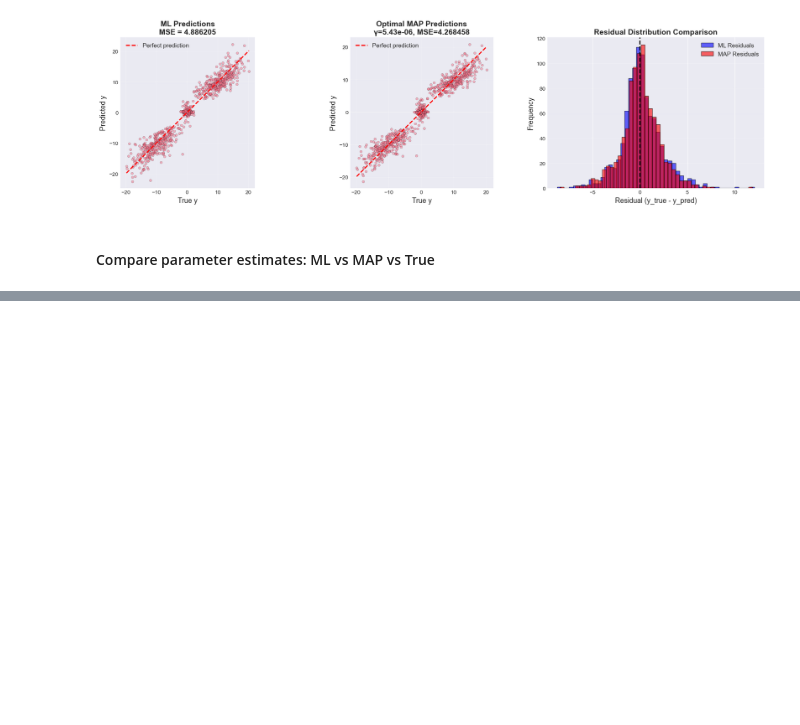
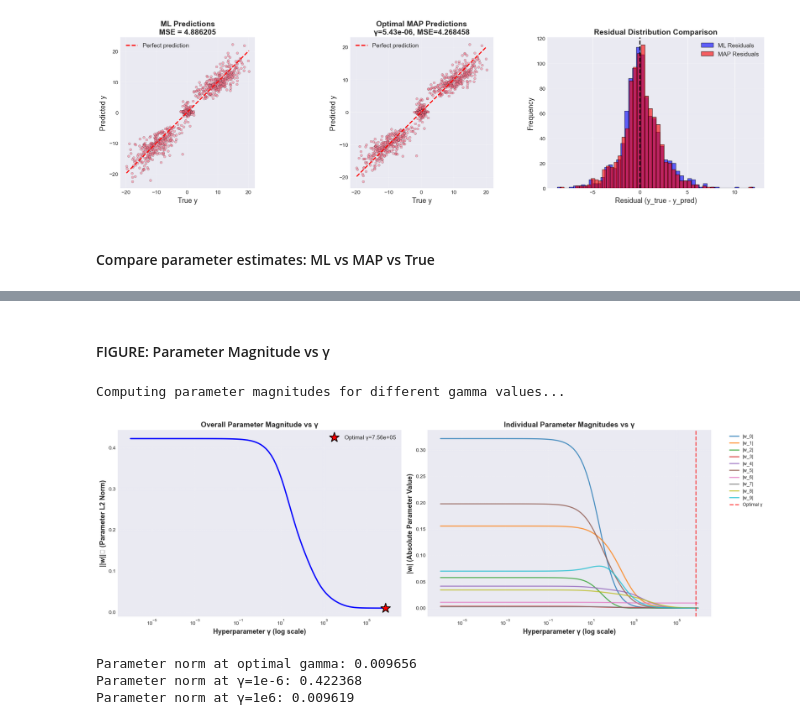
Before and after one commit to wang-dawei1/EECE5644, a Jupyter notebook: Assignment2/Question_2.ipynb, the cells around one changed output, grey strips where cells are left out. Saved outputs shown, nothing was run; the diff lists cells and outputs as text; code cells hidden in the pictures; blank space fills up the shorter version.

```diff
--- a/Assignment2/Question_2.ipynb
+++ b/Assignment2/Question_2.ipynb
@@ -481,0 +503,63 @@ MAP (γ=5.43e-06) 5.43e-06   3.420224   4.268458    0.009683
+# %% [markdown]
+#### FIGURE: Parameter Magnitude vs γ
+# %%
+# Compute parameter norms for different gamma values
+param_norms = []
+param_vectors = []  # Store all parameter vectors for detailed analysis
+
+print("Computing parameter magnitudes for different gamma values...")
+for gamma in gamma_range:
+    I = np.eye(Phi_train.shape[1])
+    w_map = inv(Phi_train.T @ Phi_train + gamma * I) @ Phi_train.T @ y_train
+
+    param_norm = np.linalg.norm(w_map)
+    param_norms.append(param_norm)
+    param_vectors.append(w_map)
+
+param_vectors = np.array(param_vectors)  # Shape: (n_gamma, n_params)
+
+# Create figure with 2 subplots
+fig, axes = plt.subplots(1, 2, figsize=(18, 6))
+
+# Subplot 1: Overall parameter norm (L2 norm)
+ax1 = axes[0]
+ax1.semilogx(gamma_range, param_norms, 'b-', linewidth=2.5)
+ax1.semilogx(gamma_optimal_plot, param_norms[optimal_idx], 'r*',
+             markersize=20, markeredgecolor='black', markeredgewidth=1.5,
+             label=f'Optimal γ={gamma_optimal_plot:.2e}')
+ax1.set_xlabel('Hyperparameter γ (log scale)', fontsize=13, fontweight='bold')
+ax1.set_ylabel('||w||₂ (Parameter L2 Norm)', fontsize=13, fontweight='bold')
+ax1.set_title('Overall Parameter Magnitude vs γ', fontsize=14, fontweight='bold')
+ax1.grid(True, alpha=0.3, which='both', linestyle='--')
+ax1.legend(fontsize=11)
+
+# Subplot 2: Individual parameter trajectories
+ax2 = axes[1]
+n_params = param_vectors.shape[1]
+colors = plt.cm.tab10(np.linspace(0, 1, n_params))
+
+for i in range(n_params):
+    ax2.semilogx(gamma_range, np.abs(param_vectors[:, i]),
+                 linewidth=2, alpha=0.8, label=f'|w_{i}|', color=colors[i])
+
+ax2.axvline(gamma_optimal_plot, color='red', linestyle='--', linewidth=2,
+            alpha=0.7, label=f'Optimal γ')
+ax2.set_xlabel('Hyperparameter γ (log scale)', fontsize=13, fontweight='bold')
+ax2.set_ylabel('|wᵢ| (Absolute Parameter Value)', fontsize=13, fontweight='bold')
+ax2.set_title('Individual Parameter Magnitudes vs γ', fontsize=14, fontweight='bold')
+ax2.grid(True, alpha=0.3, which='both', linestyle='--')
+ax2.legend(bbox_to_anchor=(1.05, 1), loc='upper left', fontsize=9, ncol=1)
+
+plt.tight_layout()
+
+plt.show()
+
+print(f"\nParameter norm at optimal gamma: {param_norms[optimal_idx]:.6f}")
+print(f"Parameter norm at γ=1e-6: {param_norms[0]:.6f}")
+print(f"Parameter norm at γ=1e6: {param_norms[-1]:.6f}")
+# %% [output]
+Computing parameter magnitudes for different gamma values...
+[figure, added]
+Parameter norm at optimal gamma: 0.009656
+Parameter norm at γ=1e-6: 0.422368
+Parameter norm at γ=1e6: 0.009619
```
Also changed, not shown: parts of 10 cells of this notebook, 4 other files.
